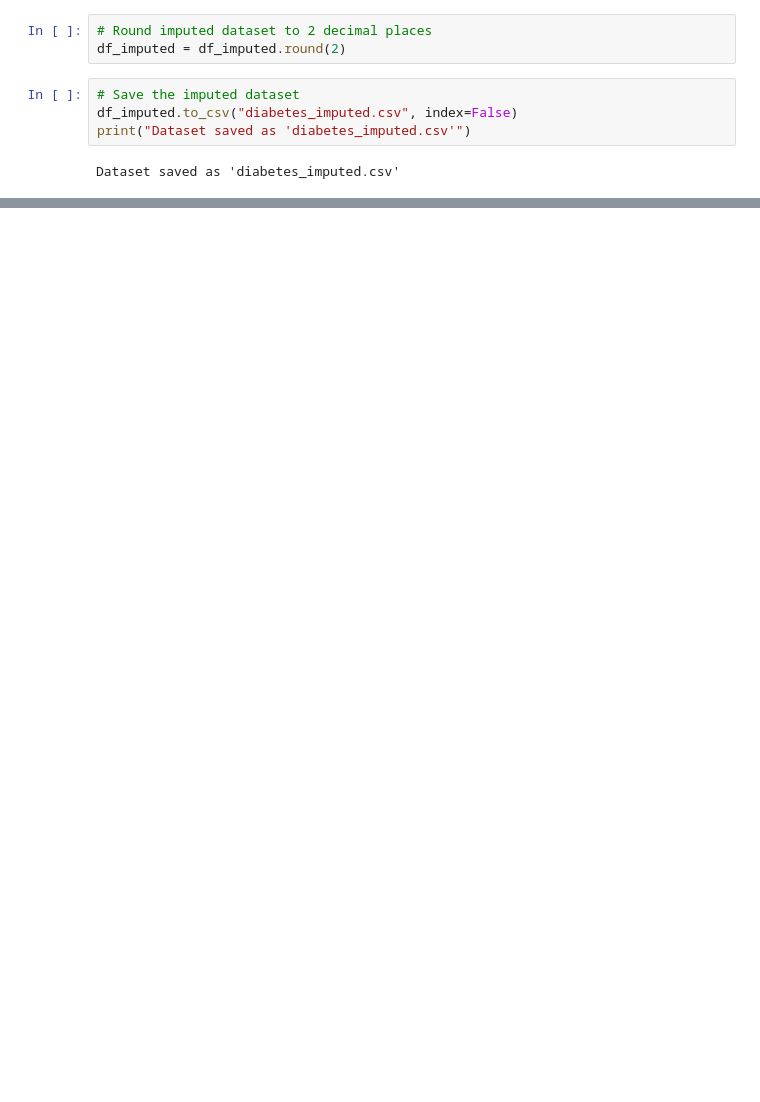
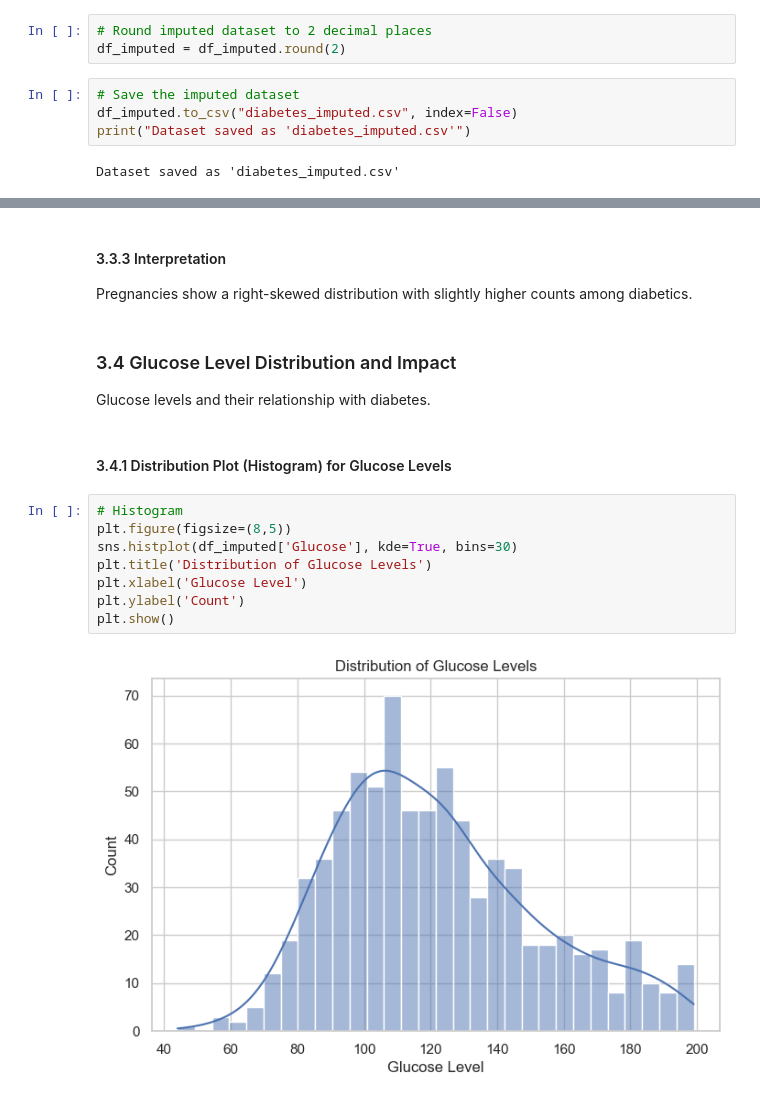
Before and after one commit to Similoluwa224/team_glucose_guard, a Jupyter notebook: capstone_diabetes.ipynb, the cells around one changed output, grey strips where cells are left out. Drawn from its saved outputs; the diff is of its cells as text; blank space fills up the shorter version.

```diff
--- a/capstone_diabetes.ipynb
+++ b/capstone_diabetes.ipynb
@@ -356,0 +581,18 @@ Dataset saved as 'diabetes_imputed.csv'
+# %% [markdown]
+#### 3.3.3 Interpretation
+Pregnancies show a right-skewed distribution with slightly higher counts among diabetics.
+# %% [markdown]
+### 3.4 Glucose Level Distribution and Impact
+Glucose levels and their relationship with diabetes.
+# %% [markdown]
+#### 3.4.1 Distribution Plot (Histogram) for Glucose Levels
+# %%
+# Histogram
+plt.figure(figsize=(8,5))
+sns.histplot(df_imputed['Glucose'], kde=True, bins=30)
+plt.title('Distribution of Glucose Levels')
+plt.xlabel('Glucose Level')
+plt.ylabel('Count')
+plt.show()
+# %% [output]
+[figure, added]
```
Also changed, not shown: parts of 93 cells of this notebook, 1 other file.
